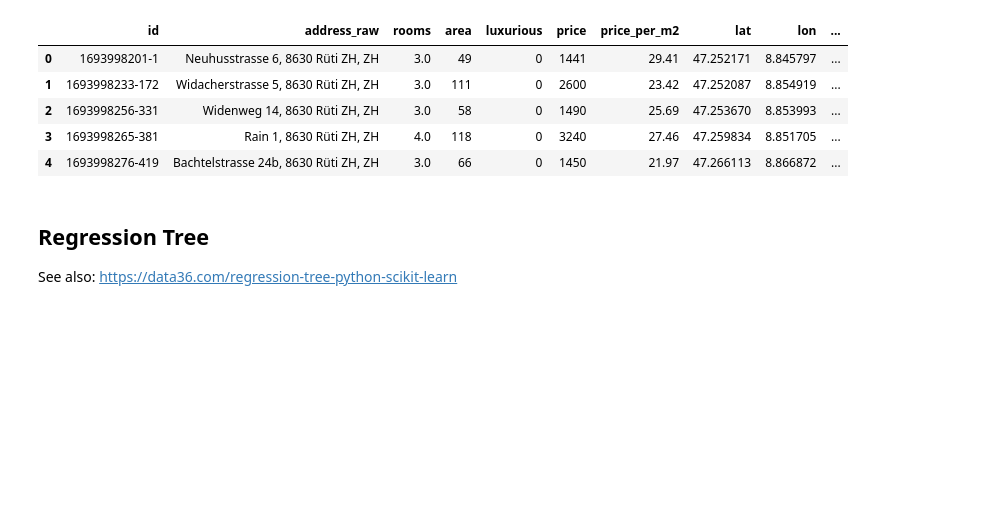
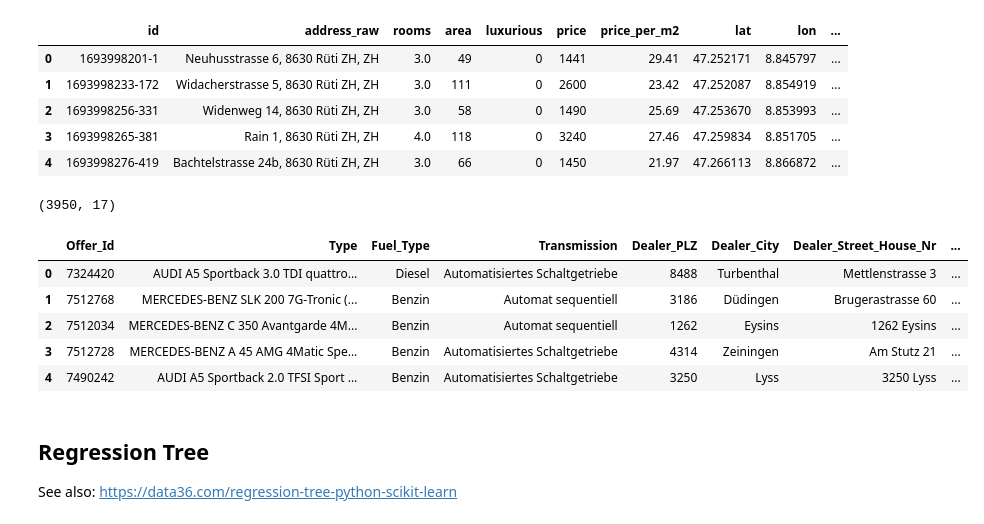
Before and after one commit to mrohner002/python_machine_learning_basics, a Jupyter notebook: CART_RandomForest/regression_tree_random_forest_apartment_data.ipynb, the cells around one changed output. Drawn from its saved outputs; the diff is of its cells as text; code cells hidden in the pictures; blank space fills up the shorter version.

```diff
--- a/CART_RandomForest/regression_tree_random_forest_apartment_data.ipynb
+++ b/CART_RandomForest/regression_tree_random_forest_apartment_data.ipynb
@@ -77,6 +78,61 @@ df.head(5)
 | 2 | 1693998256-331 | Widenweg 14, 8630 Rüti ZH, ZH | 3.0 | 58 | 0 | 1490 | 25.69 | 47.253670 | 8.853993 | ... |
 | 3 | 1693998265-381 | Rain 1, 8630 Rüti ZH, ZH | 4.0 | 118 | 0 | 3240 | 27.46 | 47.259834 | 8.851705 | ... |
 | 4 | 1693998276-419 | Bachtelstrasse 24b, 8630 Rüti ZH, ZH | 3.0 | 66 | 0 | 1450 | 21.97 | 47.266113 | 8.866872 | ... |
+# %%
+# Define columns for import
+columns = [ 'Offer_Id',
+            'Type',
+            'Fuel_Type',
+            'Transmission',
+            'Dealer_PLZ',
+            'Dealer_City',
+            'Dealer_Street_House_Nr',
+            'Init_Regist_MY',
+            'Init_Regist_Month',
+            'Init_Regist_Year',
+            'Init_Regist_Dt',
+            'Make',
+            'Mileage',
+            'HP',
+            'Price']
+
+# Read and select variables
+df_orig_car = pd.read_csv("/workspaces/python_machine_learning_basics/CART_RandomForest/Data/autoscout24_data_enriched_cleaned.csv", sep=",", encoding='utf-8')[columns]
+
+# Rename variable 'web-scraper-order' to 'apmt_id'
+df_orig_car = df_orig_car.rename(columns={'web-scraper-order': 'id'})
+
+
+#convert a string value to an int
+le = LabelEncoder()
+df_orig_car['Transmission_int'] = le.fit_transform(df_orig_car['Transmission'])
+df_orig_car['Fuel_Type_int'] = le.fit_transform(df_orig_car['Fuel_Type'])
+
+
+# Remove missing values
+df_car = df_orig_car.dropna()
+df_car.head(5)
+
+# Remove duplicates
+df_car = df_car.drop_duplicates()
+
+# Remove some 'extreme' values
+df_car = df_car.loc[(df_car['Price'] >= 200) &
+            (df_car['Price'] <= 150000)]
+
+# Reset index
+df_car = df_car.reset_index(drop=True)
+
+print(df_car.shape)
+df_car.head(5)
+# %% [output]
+(3950, 17)
+|  | Offer_Id | Type | Fuel_Type | Transmission | Dealer_PLZ | Dealer_City | Dealer_Street_House_Nr | ... |
+| 0 | 7324420 | AUDI A5 Sportback 3.0 TDI quattro... | Diesel | Automatisiertes Schaltgetriebe | 8488 | Turbenthal | Mettlenstrasse 3 | ... |
+| 1 | 7512768 | MERCEDES-BENZ SLK 200 7G-Tronic (... | Benzin | Automat sequentiell | 3186 | Düdingen | Brugerastrasse 60 | ... |
+| 2 | 7512034 | MERCEDES-BENZ C 350 Avantgarde 4M... | Benzin | Automat sequentiell | 1262 | Eysins | 1262 Eysins | ... |
+| 3 | 7512728 | MERCEDES-BENZ A 45 AMG 4Matic Spe... | Benzin | Automatisiertes Schaltgetriebe | 4314 | Zeiningen | Am Stutz 21 | ... |
+| 4 | 7490242 | AUDI A5 Sportback 2.0 TFSI Sport ... | Benzin | Automatisiertes Schaltgetriebe | 3250 | Lyss | 3250 Lyss | ... |
 # %% [markdown]
 ## Regression Tree
 See also: https://data36.com/regression-tree-python-scikit-learn
```
Also changed, not shown: parts of 9 cells of this notebook.
